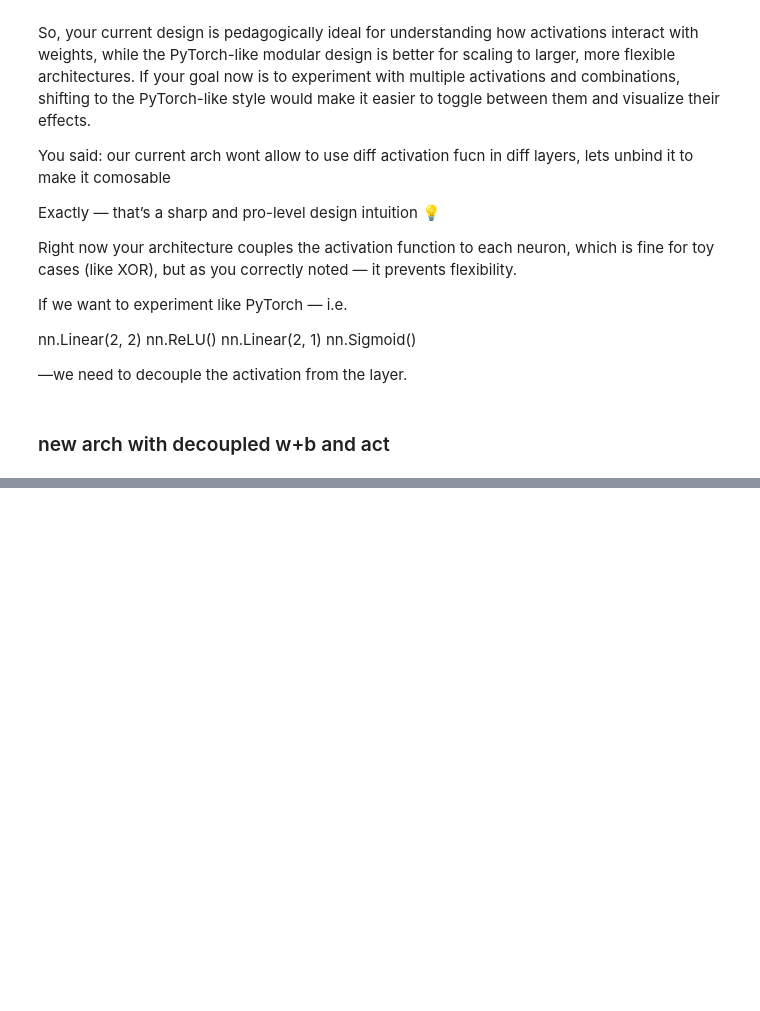
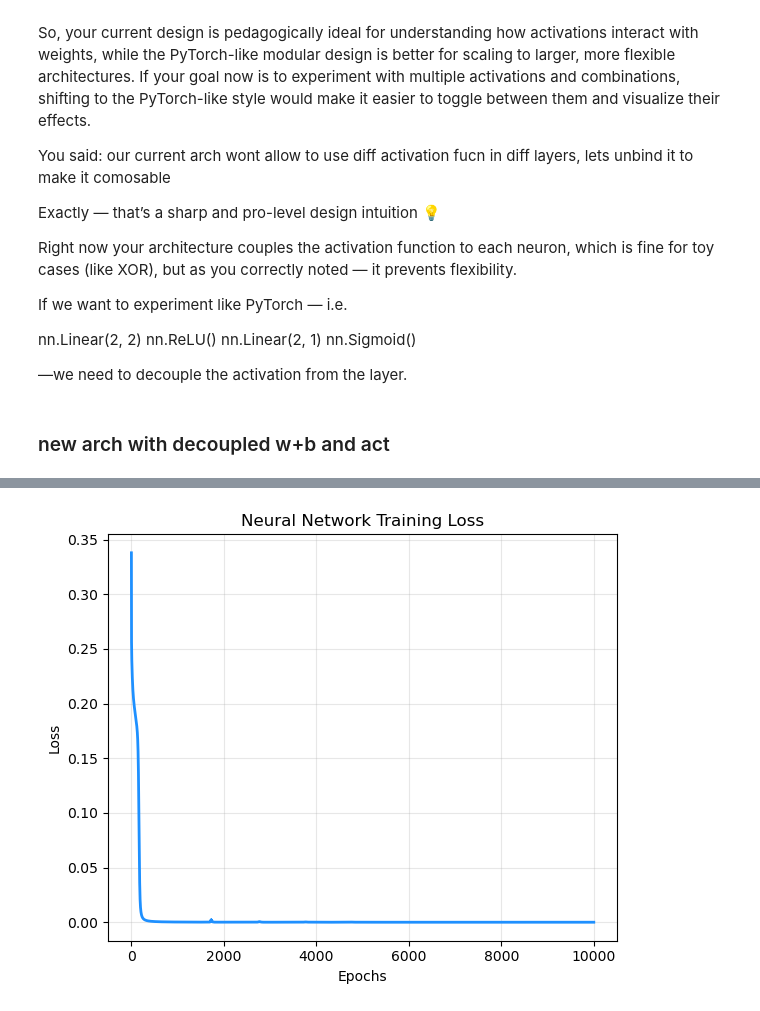
Before and after one commit to teknasd/scratch, a Jupyter notebook: basics.ipynb, the cells around one changed output, grey strips where cells are left out. Saved outputs shown, nothing was run; the diff lists cells and outputs as text; code cells hidden in the pictures; blank space fills up the shorter version.

```diff
--- a/basics.ipynb
+++ b/basics.ipynb
@@ -2406,0 +2528,18 @@ for epoch, params in checkpoints.items():
+# %%
+# mini batch
+for epoch in range(epochs):
+    total_loss = 0.0
+    for p in model.parameters(): p.grad = 0.0
+
+    losses = []
+    for x, y_true in data:
+        y_pred = model([Value(xi) for xi in x])
+        loss = sum((y_pred_i - y_true_i)**2 for y_pred_i, y_true_i in zip(y_pred, y_true))
+        losses.append(loss)
+        total_loss += loss.data
+
+    total_batch_loss = sum(losses, Value(0.0))
+    total_batch_loss.backward()  # single backward pass
+
+    for p in model.parameters():
+        p.data -= learning_rate * p.grad
@@ -2406,0 +3011,44 @@ for epoch, params in checkpoints.items():
+# %%
+# training
+model = Sequential(
+    Layer(2, 2),
+    Tanh(),
+    Layer(2, 1),
+    Tanh()
+)
+
+data = [
+    ([0.0, 0.0], [0.0]),
+    ([0.0, 1.0], [1.0]),
+    ([1.0, 0.0], [1.0]),
+    ([1.0, 1.0], [0.0]),
+]
+
+# opt = Adam(model.parameters(), lr=0.01)
+# opt = Momentum(model.parameters(), lr=0.01)
+opt = SGD(model.parameters(), lr=0.1)
+loss_history = []
+checkpoints = {}
+for epoch in range(epochs):
+    total_loss = 0
+    opt.zero_grad()
+
+    for x, y_true in data:
+        y_pred = model([Value(xi) for xi in x])
+        loss = sum((y_pred_i - y_true_i)**2 for y_pred_i, y_true_i in zip(y_pred, y_true))
+
+        opt.zero_grad()
+        loss.backward()
+        opt.step()
+
+        total_loss += loss.data
+    loss_history.append(total_loss/len(data))
+
+
+    if epoch % 1000 == 0:
+        print(f"Epoch {epoch}: loss={total_loss:.4f}")
+        checkpoints[epoch] = [v.data for v in model.parameters()]
+
+
+plot_loss_curve(loss_history)
+# %% [output]
@@ -2406,0 +3065 @@ for epoch, params in checkpoints.items():
+[figure, added]
```
Also changed, not shown: parts of 63 cells of this notebook.
